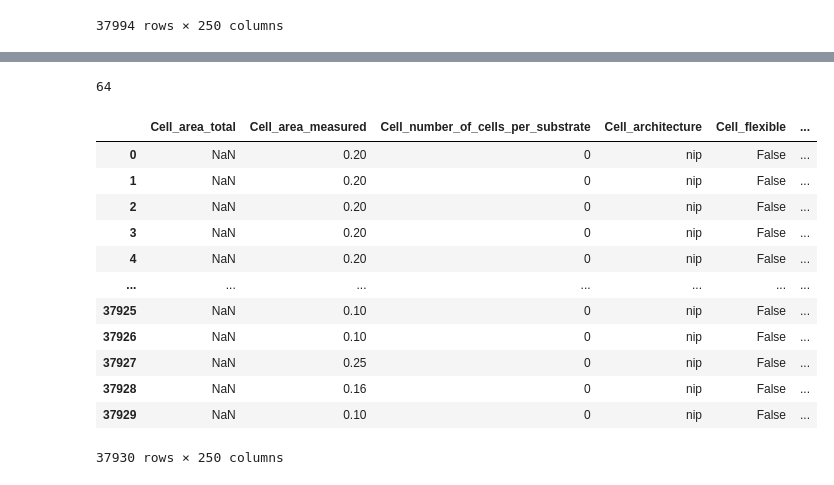
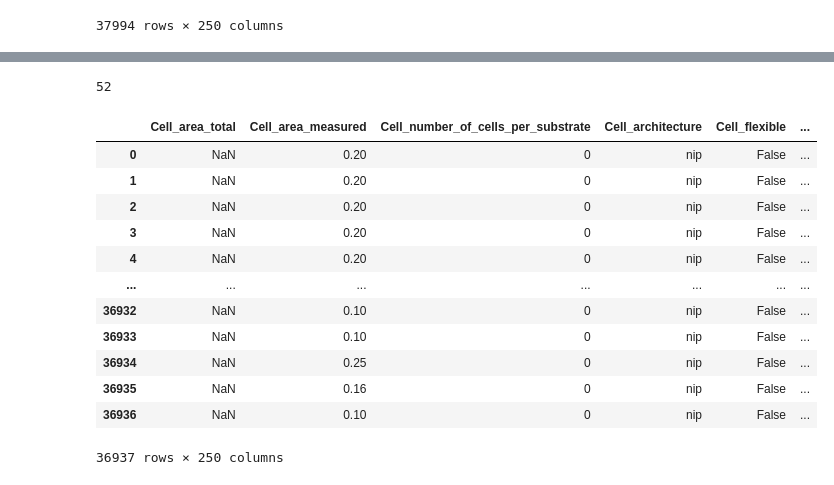
Before and after one commit to Fukapy/Perovskite_PI, a Jupyter notebook: notebook/Data Curation.ipynb, the cells around one changed output, grey strips where cells are left out. Saved outputs shown, nothing was run; the diff lists cells and outputs as text; code cells hidden in the pictures.

```diff
--- a/data arrangement.ipynb
+++ b/notebook/Data Curation.ipynb
@@ -113,0 +160,2 @@ df_3
+# %%
+df_4 = df_3.iloc[integer].reset_index(drop = True)
@@ -122,29 +186,29 @@ elapsed time: 0:35:04.156502
 # %%
 cbfv_error_index = []
-for i in range(len(mag_df_3)):
-    mag_sum = sum(mag_df_3.iloc[i])
+for i in range(len(mag_df_4)):
+    mag_sum = sum(mag_df_4.iloc[i])
     if mag_sum == 0:
         cbfv_error_index.append(i)
 print(len(cbfv_error_index))
 # %% [output]
-64
+52
 # %%
-df_4 = df_3.drop(df_3.index[cbfv_error_index], inplace=False)
-df_4 = df_4.reset_index(drop = True)
+df_5 = df_4.drop(df_4.index[cbfv_error_index], inplace=False)
+df_5 = df_5.reset_index(drop = True)
 # %%
-df_4
+df_5
 # %% [output]
 |  | Cell_area_total | Cell_area_measured | Cell_number_of_cells_per_substrate | Cell_architecture | Cell_flexible | ... |
 | 0 | NaN | 0.20 | 0 | nip | False | ... |
 | 1 | NaN | 0.20 | 0 | nip | False | ... |
 | 2 | NaN | 0.20 | 0 | nip | False | ... |
 | 3 | NaN | 0.20 | 0 | nip | False | ... |
 | 4 | NaN | 0.20 | 0 | nip | False | ... |
 | ... | ... | ... | ... | ... | ... | ... |
-| 37925 | NaN | 0.10 | 0 | nip | False | ... |
-| 37926 | NaN | 0.10 | 0 | nip | False | ... |
-| 37927 | NaN | 0.25 | 0 | nip | False | ... |
-| 37928 | NaN | 0.16 | 0 | nip | False | ... |
-| 37929 | NaN | 0.10 | 0 | nip | False | ... |
+| 36932 | NaN | 0.10 | 0 | nip | False | ... |
+| 36933 | NaN | 0.10 | 0 | nip | False | ... |
+| 36934 | NaN | 0.25 | 0 | nip | False | ... |
+| 36935 | NaN | 0.16 | 0 | nip | False | ... |
+| 36936 | NaN | 0.10 | 0 | nip | False | ... |
-37930 rows × 250 columns
+36937 rows × 250 columns
 # %%
```
Also changed, not shown: parts of 9 cells of this notebook.
